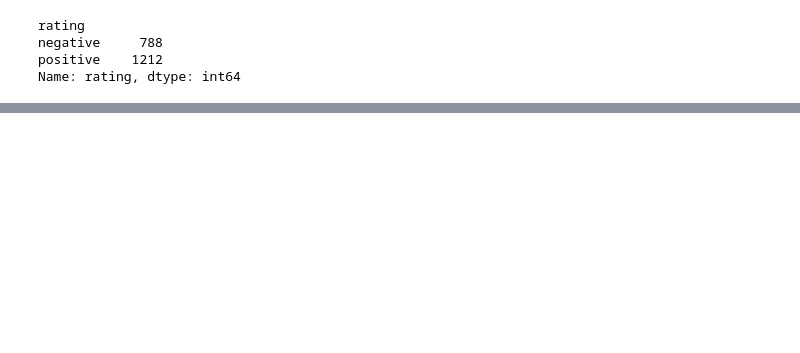
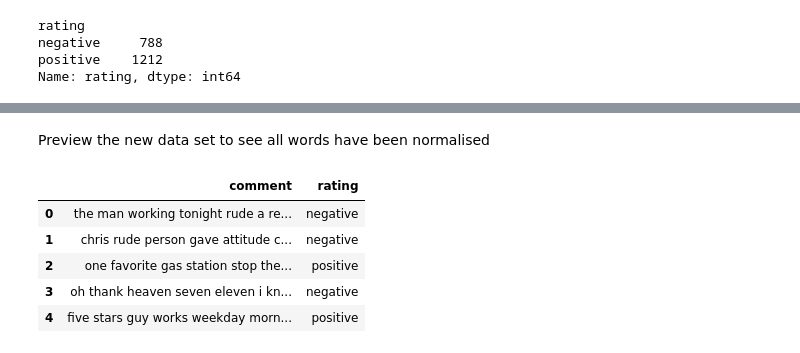
Before and after one commit to DaraLeonard/COMP47670-assignment2, a Jupyter notebook: COMP47670 Assignment 2 - Text Classification.ipynb, the cells around one changed output, grey strips where cells are left out. Cells and saved outputs as stored; diff of their text form; code cells hidden in the pictures; blank space fills up the shorter version.

```diff
--- a/COMP47670 Assignment 2 - Text Classification.ipynb
+++ b/COMP47670 Assignment 2 - Text Classification.ipynb
@@ -93,0 +195,28 @@ Name: rating, dtype: int64
+# %%
+def remove_stop_words(data_frame):
+    pattern = re.compile(r'\b(' + r'|'.join(stopwords.words('english')) + r')\b\s*')
+    data_frame['comment']=data_frame['comment'].apply(lambda s:  pattern.sub('', s) if len(s)>0 else s )
+
+    return data_frame
+
+
+def remove_numeric_special(data_frame):
+    data_frame['comment']=data_frame['comment'].apply(lambda s:  re.sub('[^A-Za-z]+', ' ', s)  if len(s)>0 else s )
+    return data_frame
+
+
+def converted_strings_to_lowercase(data_frame):
+    data_frame['comment']=data_frame['comment'].str.lower()
+    return data_frame
+
+def lemmatize(data_frame):
+    lemmatizer = WordNetLemmatizer()
+    data_frame['comment'] = data_frame['comment'].apply(lambda x: ''.join([lemmatizer.lemmatize(i) for i in x]))
+    return data_frame
+
+
+def preprocess_data_frame(data_frame):
+    preprocessed_data_frame = remove_stop_words(data_frame)
+    preprocessed_data_frame = remove_numeric_special(preprocessed_data_frame)
+    preprocessed_data_frame = converted_strings_to_lowercase(preprocessed_data_frame)
+    return lemmatize(preprocessed_data_frame)
@@ -93,0 +227,5 @@ Name: rating, dtype: int64
+# %%
+combined_data_frame = consolidated_automotive_reviews_df.append(consolidated_cafe_reviews_df).append(consolidated_fashion_reviews_df)
+
+# NOTE: Compare classification accuracy with and without pre-processing
+cleaned_combined_data = preprocess_data_frame(combined_data_frame)
@@ -93,0 +242,11 @@ Name: rating, dtype: int64
+# %% [markdown]
+Preview the new data set to see all words have been normalised
+# %%
+cleaned_combined_data.head()
+# %% [output]
+|  | comment | rating |
+| 0 | the man working tonight rude a re... | negative |
+| 1 | chris rude person gave attitude c... | negative |
+| 2 | one favorite gas station stop the... | positive |
+| 3 | oh thank heaven seven eleven i kn... | negative |
+| 4 | five stars guy works weekday morn... | positive |
```
Also changed, not shown: parts of 80 cells of this notebook, 3 other files.
